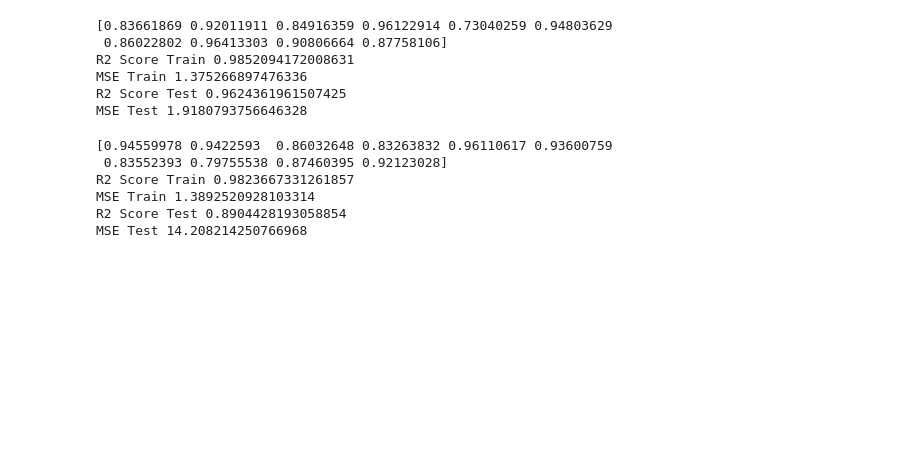
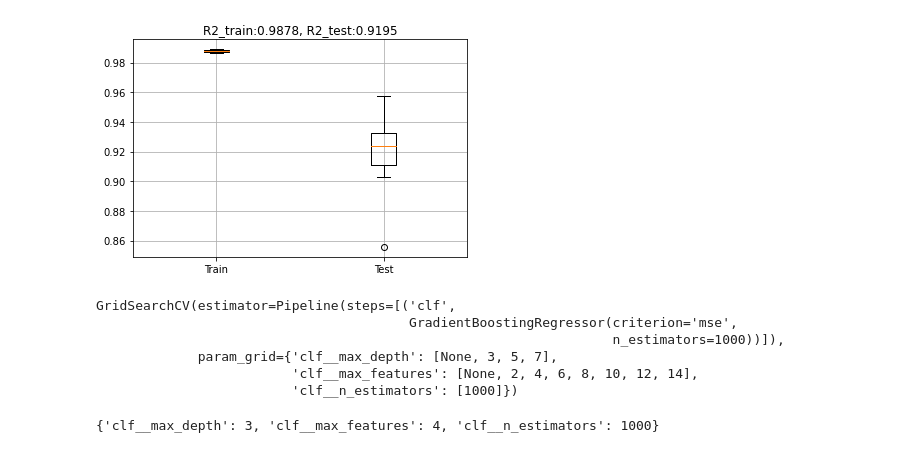
Before and after one commit to MattRHall/Oil-Viscoscity-Modelling-ANN, a Jupyter notebook: Random_Forrest.ipynb, the cells around one changed output. Cells and saved outputs as stored; diff of their text form; code cells hidden in the pictures; blank space fills up the shorter version.

```diff
--- a/Random_Forrest.ipynb
+++ b/Random_Forrest.ipynb
@@ -56,3 +75,3 @@ df.head(5)
 # %%
-y = df['Viscosity'].values
-X = df.loc[:, df.columns!='Viscosity'].values
+y = df2['Viscosity'].values
+X = df2.loc[:, df2.columns!='Viscosity'].values
@@ -143,43 +126,24 @@ MSE Test 10.687936426939048
-# %%
-X_train, X_test, y_train, y_test=train_test_split(X,y,test_size=0.15, shuffle=True)
-pipeline = Pipeline([('clf', RandomForestRegressor(n_estimators=500, max_features=5))])
-model = pipeline.fit(X_train, y_train)
-
-print(cross_val_score(pipeline, X_train, y_train, scoring='r2', cv=10))
-
-predictions_train = model.predict(X_train)
-print(f'R2 Score Train {r2_score(y_train, predictions_train)}')
-print(f'MSE Train {mean_squared_error(y_train, predictions_train)}')
-
-predictions_test = model.predict(X_test)
-print(f'R2 Score Test {r2_score(y_test, predictions_test)}')
-print(f'MSE Test {mean_squared_error(y_test, predictions_test)}')
-# %% [output]
-[0.83661869 0.92011911 0.84916359 0.96122914 0.73040259 0.94803629
- 0.86022802 0.96413303 0.90806664 0.87758106]
-R2 Score Train 0.9852094172008631
-MSE Train 1.375266897476336
-R2 Score Test 0.9624361961507425
-MSE Test 1.9180793756646328
-# %%
-from sklearn.ensemble import GradientBoostingRegressor
-X_train, X_test, y_train, y_test=train_test_split(X,y,test_size=0.15, shuffle=True)
-pipeline = Pipeline([('clf', GradientBoostingRegressor())])
-model = pipeline.fit(X_train, y_train)
-
-print(cross_val_score(pipeline, X_train, y_train, scoring='r2', cv=10))
-
-predictions_train = model.predict(X_train)
-print(f'R2 Score Train {r2_score(y_train, predictions_train)}')
-print(f'MSE Train {mean_squared_error(y_train, predictions_train)}')
-
-predictions_test = model.predict(X_test)
-print(f'R2 Score Test {r2_score(y_test, predictions_test)}')
-print(f'MSE Test {mean_squared_error(y_test, predictions_test)}')
-# %% [output]
-[0.94559978 0.9422593  0.86032648 0.83263832 0.96110617 0.93600759
- 0.83552393 0.79755538 0.87460395 0.92123028]
-R2 Score Train 0.9823667331261857
-MSE Train 1.3892520928103314
-R2 Score Test 0.8904428193058854
-MSE Test 14.208214250766968
+# %%
+model(X,y, RandomForestRegressor(n_estimators = 1000, criterion="mse", max_features=6))
+# %% [output]
+[figure, added]
+# %%
+X_train, X_test, y_train, y_test=train_test_split(X,y,test_size=0.2, shuffle = True)
+pipeline = Pipeline([('clf', GradientBoostingRegressor(n_estimators = 1000, criterion="mse"))])
+param_grid = {'clf__n_estimators':[1000],
+              'clf__max_features': [None, 2,4,6,8,10,12,14],
+              'clf__max_depth': [None,3,5,7]}
+
+grid = GridSearchCV(pipeline, param_grid)
+grid.fit(X_train, y_train)
+# %% [output]
+GridSearchCV(estimator=Pipeline(steps=[('clf',
+                                        GradientBoostingRegressor(criterion='mse',
+                                                                  n_estimators=1000))]),
+             param_grid={'clf__max_depth': [None, 3, 5, 7],
+                         'clf__max_features': [None, 2, 4, 6, 8, 10, 12, 14],
+                         'clf__n_estimators': [1000]})
+# %%
+grid.best_params_
+# %% [output]
+{'clf__max_depth': 3, 'clf__max_features': 4, 'clf__n_estimators': 1000}
```
Also changed, not shown: parts of 23 cells of this notebook, 3 other files.
